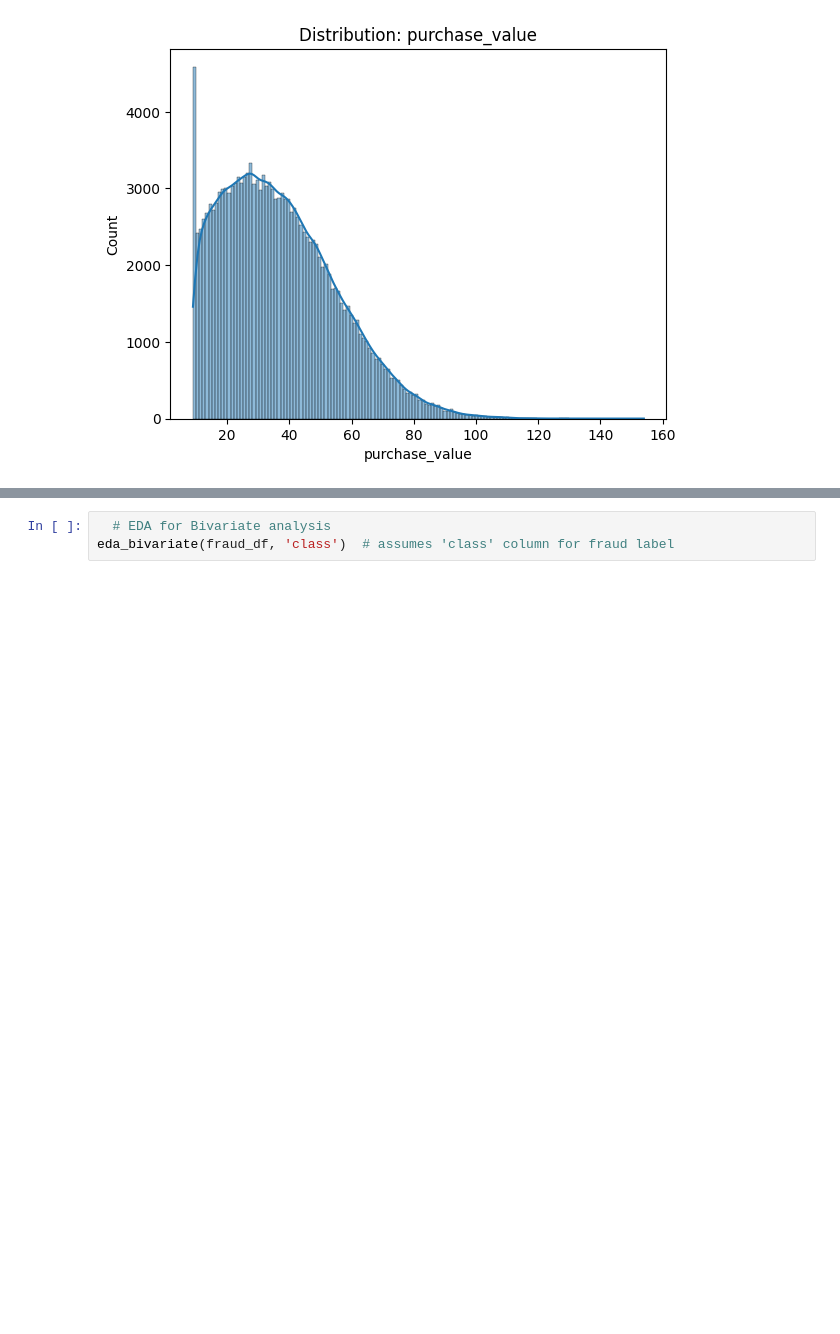
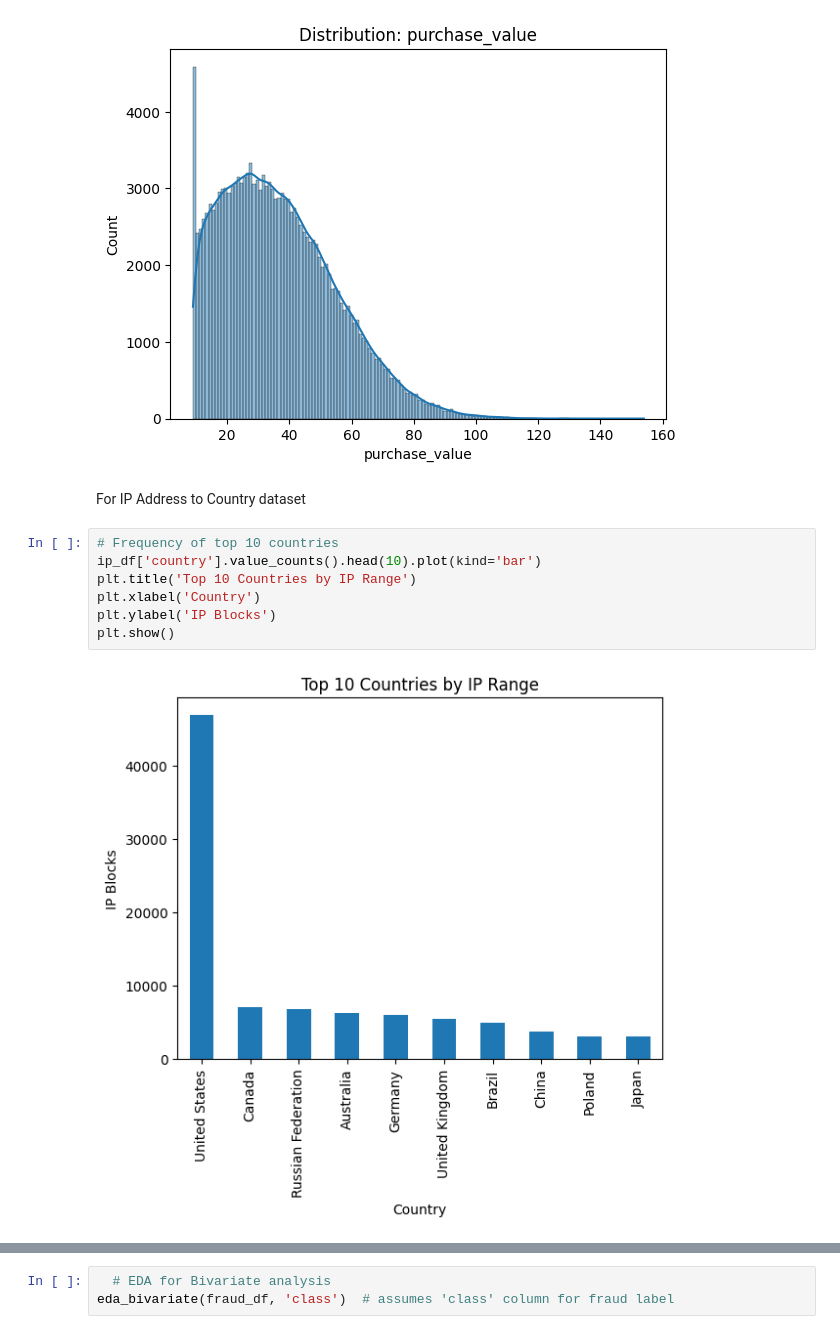
Before and after one commit to Addisu22/Fraud-Detection-for-E-commerce-Bank, a Jupyter notebook: Notebook/Data_Analysis_Preprocessing.ipynb, the cells around one changed output, grey strips where cells are left out. Saved outputs shown, nothing was run; the diff lists cells and outputs as text; blank space fills up the shorter version.

```diff
--- a/Notebook/Data_Analysis_Preprocessing.ipynb
+++ b/Notebook/Data_Analysis_Preprocessing.ipynb
@@ -138,3 +111,14 @@ Missing values handled.
 eda_univariate(fraud_df, ['purchase_value'])
 # %% [output]
 [figure]
+# %% [markdown]
+For IP Address to Country dataset
+# %%
+# Frequency of top 10 countries
+ip_df['country'].value_counts().head(10).plot(kind='bar')
+plt.title('Top 10 Countries by IP Range')
+plt.xlabel('Country')
+plt.ylabel('IP Blocks')
+plt.show()
+# %% [output]
+[figure, added]
```
Also changed, not shown: parts of 40 cells of this notebook.
